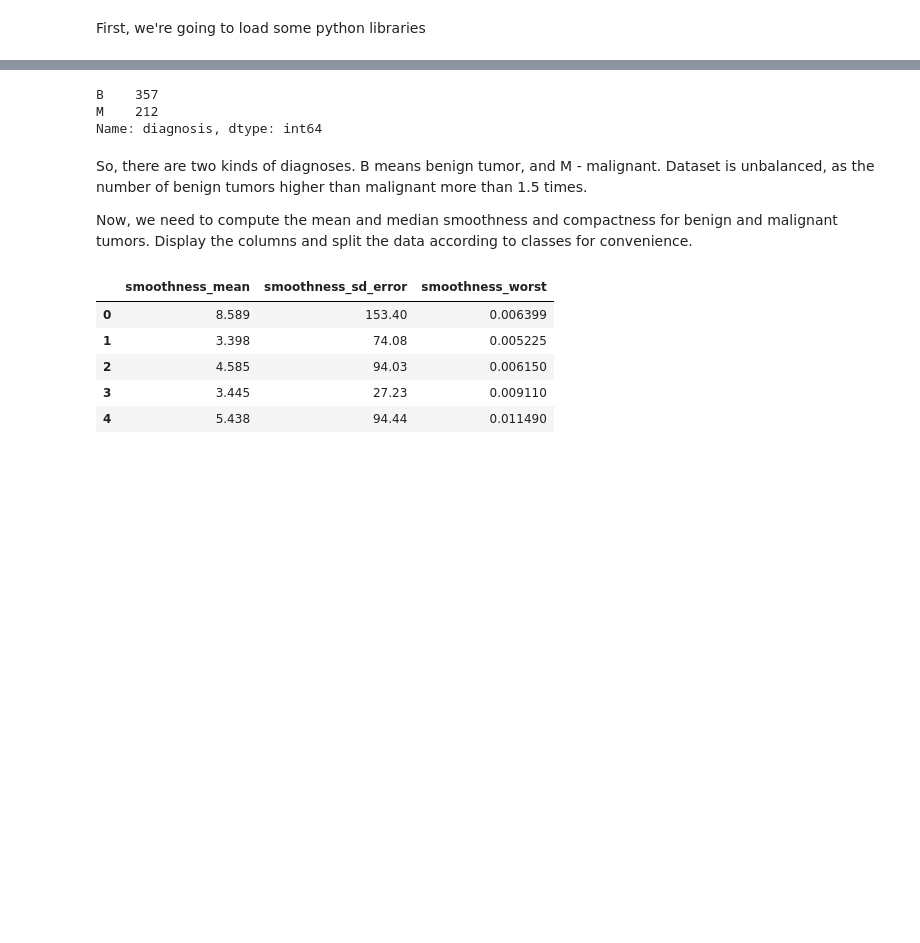
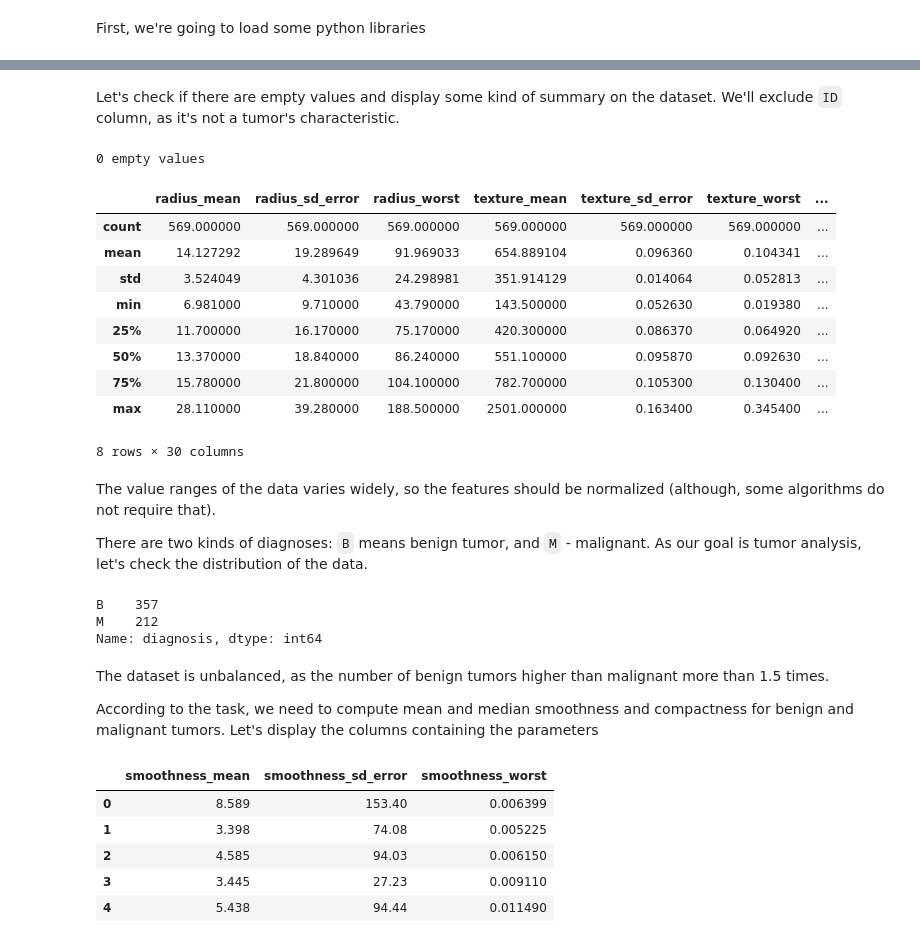
Before and after one commit to ValentinaKV/test_lesson_tumor_analysis, a Jupyter notebook: 1_1_exploratory_analysis.ipynb, the cells around one changed output, grey strips where cells are left out. Drawn from its saved outputs; the diff is of its cells as text; code cells hidden in the pictures; blank space fills up the shorter version.

Commit message:
split notebook, edit comments

```diff
--- a/tumor_analysis.ipynb
+++ b/1_1_exploratory_analysis.ipynb
@@ -67,0 +29,4 @@ Columns values are from different ranges, so the features usually should be norm
+# %%
+from helper import load_data
+data = load_data()
+display(data.head())
@@ -68,3 +41,24 @@ Columns values are from different ranges, so the features usually should be norm
+# %% [markdown]
+Let's check if there are empty values and display some kind of summary on the dataset. We'll exclude `ID` column, as it's not a tumor's characteristic.
+# %%
+print(data.isna().sum().sum(), 'empty values')
+display(data.drop(['ID'], axis=1).describe())
+# %% [output]
+0 empty values
+|  | radius_mean | radius_sd_error | radius_worst | texture_mean | texture_sd_error | texture_worst | ... |
+| count | 569.000000 | 569.000000 | 569.000000 | 569.000000 | 569.000000 | 569.000000 | ... |
+| mean | 14.127292 | 19.289649 | 91.969033 | 654.889104 | 0.096360 | 0.104341 | ... |
+| std | 3.524049 | 4.301036 | 24.298981 | 351.914129 | 0.014064 | 0.052813 | ... |
+| min | 6.981000 | 9.710000 | 43.790000 | 143.500000 | 0.052630 | 0.019380 | ... |
+| 25% | 11.700000 | 16.170000 | 75.170000 | 420.300000 | 0.086370 | 0.064920 | ... |
+| 50% | 13.370000 | 18.840000 | 86.240000 | 551.100000 | 0.095870 | 0.092630 | ... |
+| 75% | 15.780000 | 21.800000 | 104.100000 | 782.700000 | 0.105300 | 0.130400 | ... |
+| max | 28.110000 | 39.280000 | 188.500000 | 2501.000000 | 0.163400 | 0.345400 | ... |
+8 rows × 30 columns
+# %% [markdown]
+The value ranges of the data varies widely, so the features should be normalized (although, some algorithms do not require that).
+
+There are two kinds of diagnoses: `B` means benign tumor, and `M` - malignant. As our goal is tumor analysis, let's check the distribution of the data.
 # %%
 data.diagnosis.value_counts()
 # %% [output]
@@ -72,10 +66,9 @@ B    357
 M    212
 Name: diagnosis, dtype: int64
 # %% [markdown]
-So, there are two kinds of diagnoses. B means benign tumor, and M - malignant.
-Dataset is unbalanced, as the number of benign tumors higher than malignant more than 1.5 times.
+The dataset is unbalanced, as the number of benign tumors higher than malignant more than 1.5 times.
 
-Now, we need to compute the mean and median smoothness and compactness for benign and malignant tumors. Display the columns and split the data according to classes for convenience.
+According to the task, we need to compute mean and median smoothness and compactness for benign and malignant tumors. Let's display the columns containing the parameters
 # %%
 display(data.loc[:, data.columns.str.contains('smoothness')].head())
 display(data.loc[:, data.columns.str.contains('compactness')].head())
```
Also changed, not shown: parts of 44 cells of this notebook, 5 other files.
